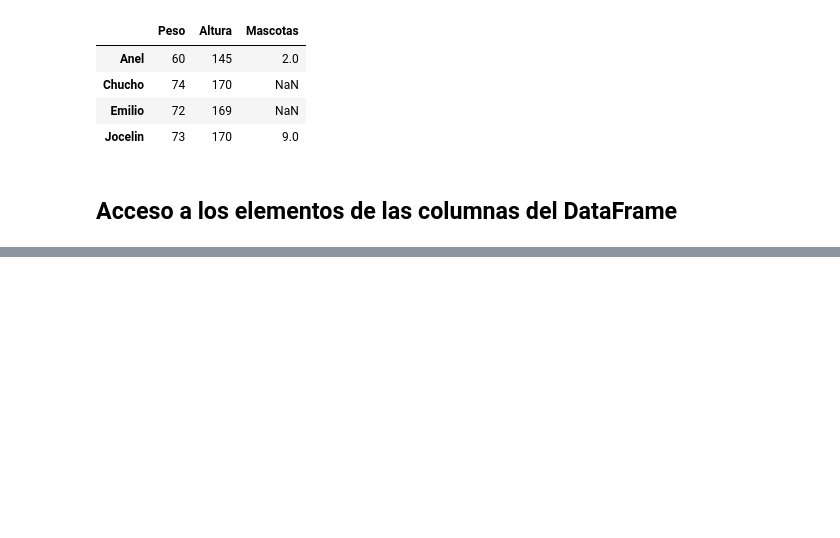
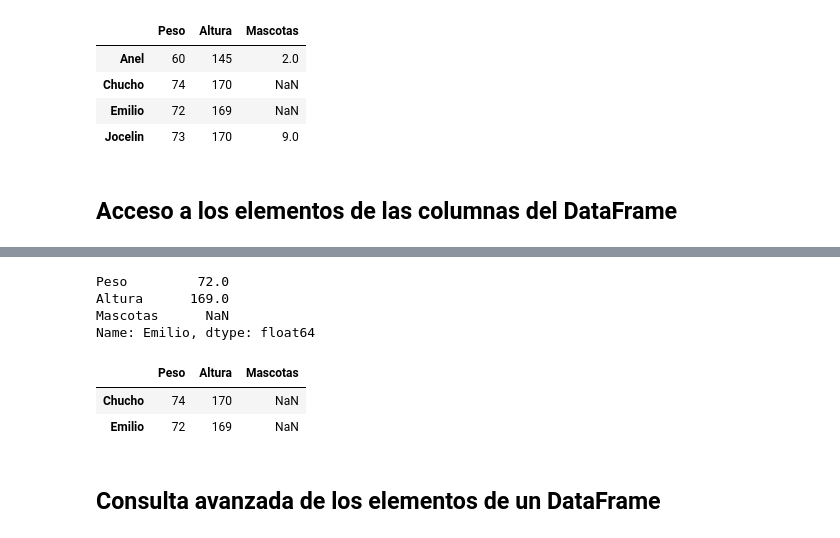
Before and after one commit to TerrazasJr316/email-detector, a Jupyter notebook: 02_Pandas.ipynb, the cells around one changed output, grey strips where cells are left out. Cells and saved outputs as stored; diff of their text form; code cells hidden in the pictures; blank space fills up the shorter version.

```diff
--- a/02_Pandas.ipynb
+++ b/02_Pandas.ipynb
@@ -287,0 +331,15 @@ df
+# %%
+df.loc["Emilio"]
+# %% [output]
+Peso         72.0
+Altura      169.0
+Mascotas      NaN
+Name: Emilio, dtype: float64
+# %%
+df.iloc[1:3]
+# %% [output]
+|  | Peso | Altura | Mascotas |
+| Chucho | 74 | 170 | NaN |
+| Emilio | 72 | 169 | NaN |
+# %% [markdown]
+## Consulta avanzada de los elementos de un DataFrame
```
Also changed, not shown: parts of 8 cells of this notebook.
